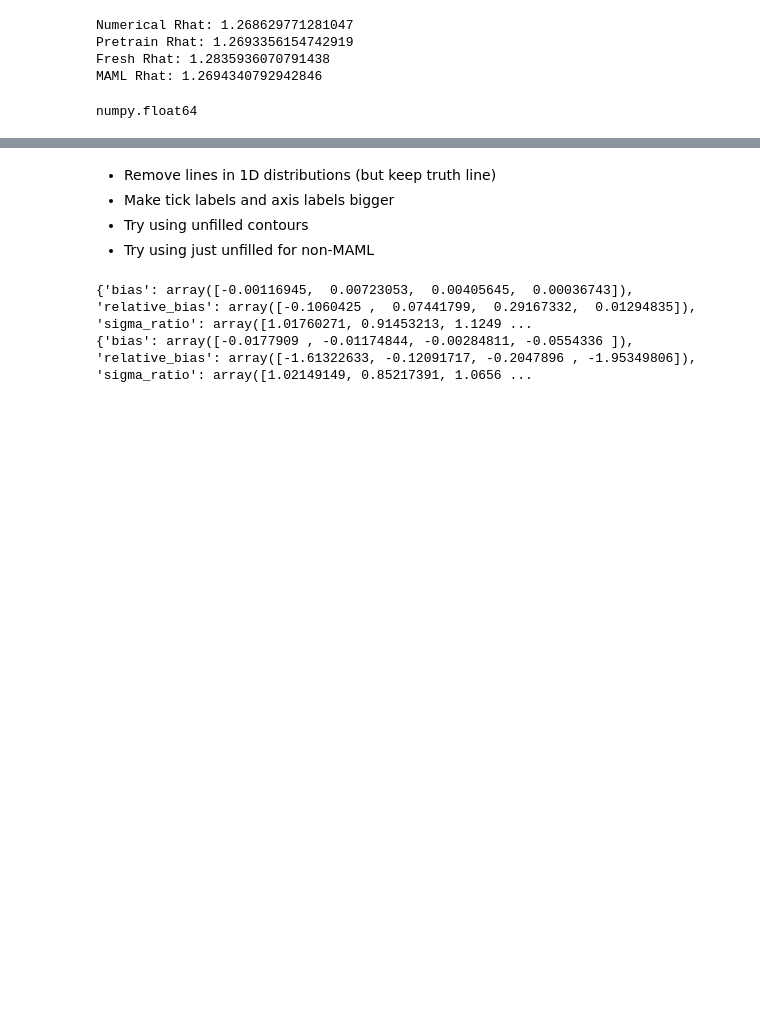
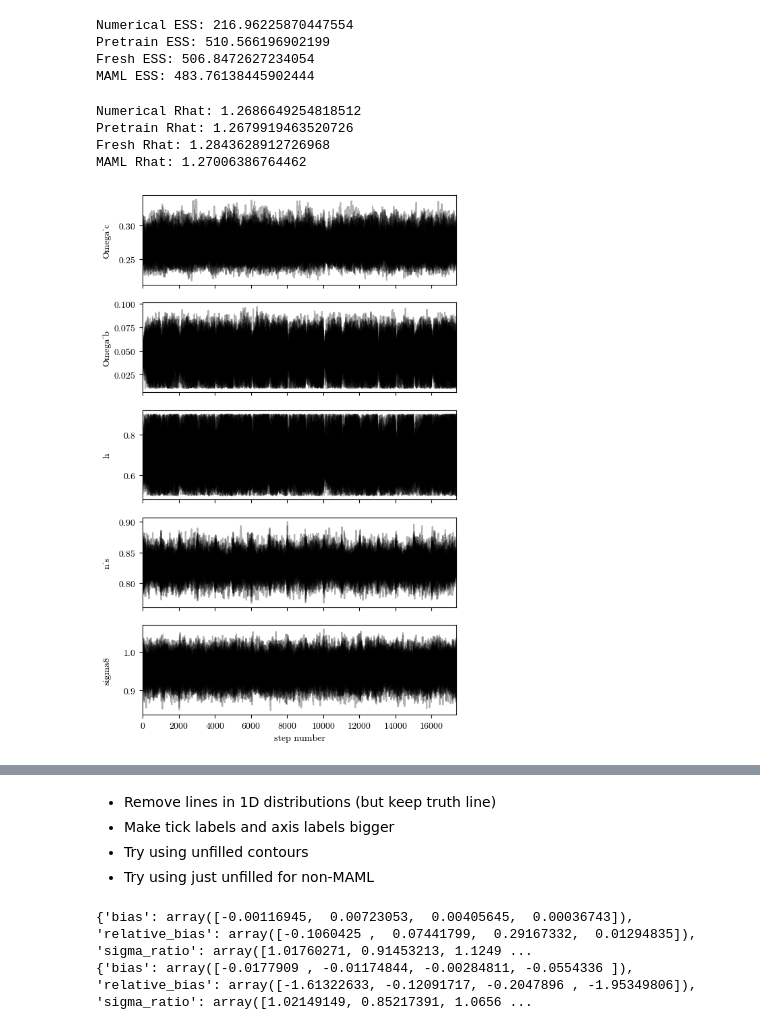
Before and after one commit to CMacM/CosyMAML, a Jupyter notebook: final_compare_mcmc.ipynb, the cells around one changed output, grey strips where cells are left out. Saved outputs shown, nothing was run; the diff lists cells and outputs as text; code cells hidden in the pictures; blank space fills up the shorter version.

```diff
--- a/final_compare_mcmc.ipynb
+++ b/final_compare_mcmc.ipynb
@@ -65,29 +78,40 @@ MAML max autocorr length: 23966.42480961181
+# %%
+def calculate_ESS(reader):
+    tau = reader.get_autocorr_time()
+    n_walkers, n_samples, n_dim = reader.get_chain().shape
+    ess = (n_samples * n_walkers) / (1 + 2 * np.sum(tau))
+    return ess
+
+print('Numerical ESS:', calculate_ESS(numerical_reader))
+print('Pretrain ESS:', calculate_ESS(pretrain_reader))
+print('Fresh ESS:', calculate_ESS(fresh_reader))
+print('MAML ESS:', calculate_ESS(maml_reader))
+# %% [output]
+Numerical ESS: 216.96225870447554
+Pretrain ESS: 510.566196902199
+Fresh ESS: 506.8472627234054
+MAML ESS: 483.76138445902444
 # %%
-import arviz as az  # ArviZ is useful for MCMC diagnostics
+numerical_samples = numerical_reader.get_chain(discard=2000, flat=True)[:,:5]
+pretrain_samples = pretrain_reader.get_chain(discard=2000, flat=True)[:,:5]
+fresh_samples = fresh_reader.get_chain(discard=2000, flat=True)[:,:5]
+maml_samples = maml_reader.get_chain(discard=2000, flat=True)[:,:5]
 
-numerical_samples = numerical_reader.get_chain(discard=0, thin=1, flat=True)[:,:5]
-pretrain_samples = pretrain_reader.get_chain(discard=0, thin=1, flat=True)[:,:5]
-fresh_samples = fresh_reader.get_chain(discard=0, thin=1, flat=True)[:,:5]
-maml_samples = maml_reader.get_chain(discard=0, thin=1, flat=True)[:,:5]
+# Compute Rhat
+num_rhat = az.rhat(numerical_samples)
+pretrain_rhat = az.rhat(pretrain_samples)
+fresh_rhat = az.rhat(fresh_samples)
+maml_rhat = az.rhat(maml_samples)
 
-Rhat_num = az.rhat(numerical_samples)
-Rhat_pre = az.rhat(pretrain_samples)
-Rhat_fresh = az.rhat(fresh_samples)
-Rhat_maml = az.rhat(maml_samples)
-
-print('Numerical Rhat:', Rhat_num)
-print('Pretrain Rhat:', Rhat_pre)
-print('Fresh Rhat:', Rhat_fresh)
-print('MAML Rhat:', Rhat_maml)
+print('Numerical Rhat:', num_rhat)
+print('Pretrain Rhat:', pretrain_rhat)
+print('Fresh Rhat:', fresh_rhat)
+print('MAML Rhat:', maml_rhat)
 # %% [output]
-Numerical Rhat: 1.268629771281047
-Pretrain Rhat: 1.2693356154742919
-Fresh Rhat: 1.2835936070791438
-MAML Rhat: 1.2694340792942846
+Numerical Rhat: 1.2686649254818512
+Pretrain Rhat: 1.2679919463520726
+Fresh Rhat: 1.2843628912726968
+MAML Rhat: 1.27006386764462
-# %%
-type(Rhat_maml)
-# %% [output]
-numpy.float64
 # %%
 # Combine Omega_c and Omega_b to Omega_m
 Omega_m = numerical_samples[:,0] + numerical_samples[:,1]
@@ -101,6 +125,21 @@ fresh_samples = np.concatenate((Omega_m[:,None], fresh_samples[:,2:]), axis=1)
 
 Omega_m = maml_samples[:,0] + maml_samples[:,1]
 maml_samples = np.concatenate((Omega_m[:,None], maml_samples[:,2:]), axis=1)
+# %%
+# Plot chains from MAML
+fig, axes = plt.subplots(5, 1, figsize=(6, 10), sharex=True)
+samples = numerical_reader.get_chain()
+labels = ["Omega_c", "Omega_b", "h", "n_s", "sigma8"]
+for i in range(5):
+    ax = axes[i]
+    ax.plot(samples[:, :, i], "k", alpha=0.3)
+    ax.set_xlim(0, len(samples))
+    ax.set_ylabel(labels[i])
+    ax.yaxis.set_label_coords(-0.1, 0.5)
+
+axes[-1].set_xlabel("step number");
+# %% [output]
+[figure, added]
 # %%
 
 theta_fid = np.array([0.27+0.045, 0.67, 0.83, 0.96])
```
Also changed, not shown: parts of 4 cells of this notebook, 4 other files.
